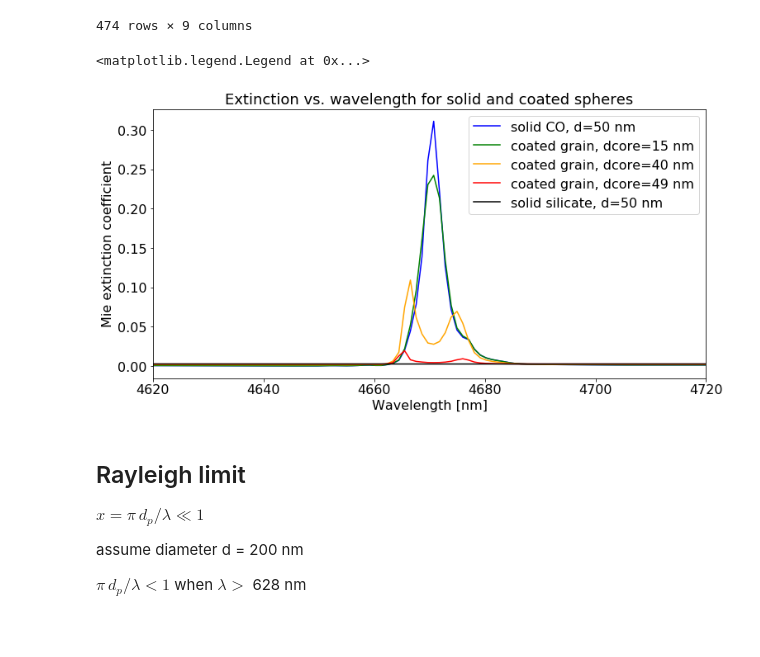
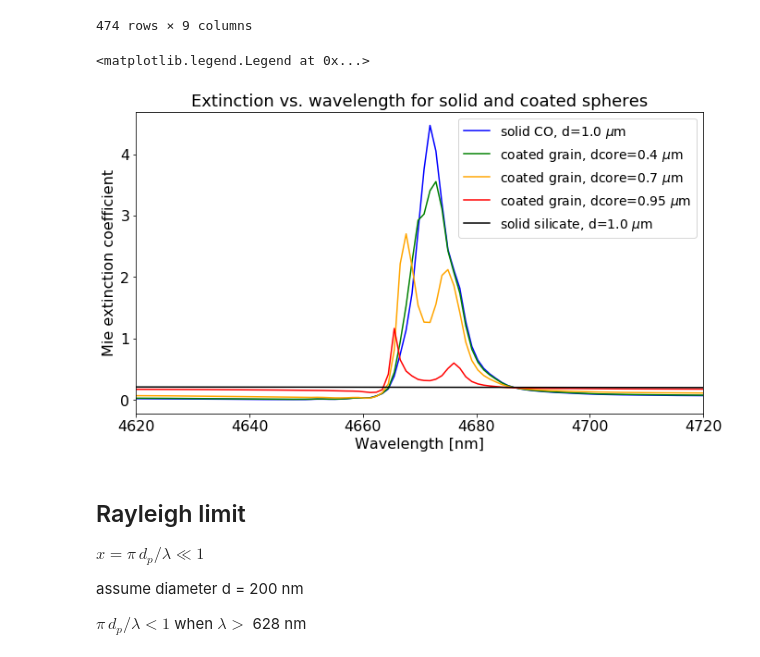
Before and after one commit to claraross1/ross_thesis, a Jupyter notebook: pymiescatt/pymiescatt testing.ipynb, the cells around one changed output. Drawn from its saved outputs; the diff is of its cells as text; code cells hidden in the pictures; blank space fills up the shorter version.

```diff
--- a/pymiescatt testing.ipynb
+++ b/pymiescatt/pymiescatt testing.ipynb
@@ -618,10 +622,10 @@ df_co_si
 # %%
 ### Solid CO sphere with diameter = 50 nm
 
-d = 50 #diameter [nm]
+d = 1000 #diameter [nm]
 ws = (co_lam*1000).to_numpy() # wavelengths from pontoppidan optical constants [nm]
 
-w_sphere,qext_sphere,qsca,qabs,g,qpr,qback,qratio = ps.MieQ_withWavelengthRange((co_real+1j*co_imag).to_numpy(),d,wavelengthRange=ws)
+w_co,qext_co,qsca,qabs,g,qpr,qback,qratio = ps.MieQ_withWavelengthRange((co_real+1j*co_imag).to_numpy(),d,wavelengthRange=ws)
 
 
 ### Solid silicate sphere with diameter = 50 nm
@@ -632,14 +636,14 @@ w_si,qext_si,qsca,qabs,g,qpr,qback,qratio = ps.MieQ_withWavelengthRange((si1_rea
 ### Coated particle with total diameter = 50 nm
 # CO constants from pontopiddan and silicate constants from ossenkopf
 
-# 10 nm ice mantle
-size1 = [40,50]
+# nm ice mantle
+size1 = [700,1000]
 
 # approximate the solid ice sphere (matches exactly!!)
-size2 = [15,50]
+size2 = [400,1000]
 
 # approximate solid silicate sphere (no CO absorption band)
-size3 = [49,50]
+size3 = [950,1000]
 
 # parameters for silicate core (Si 1)
 mcore_r = df_co_si["n_si1"]
@@ -657,41 +661,41 @@ qext_coat1 = []
 for i in index:
     Qext, Qsca, Qabs, G, Qpr, Qback, Qratio = ps.MieQCoreShell(mcore_r[i]+1j*mcore_i[i],mshell_r[i]+1j*mshell_i[i],w_coat[i],size1[0],size1[1])
     qext_coat1.append(Qext)
 
 qext_coat2 = []
 for i in index:
     Qext, Qsca, Qabs, G, Qpr, Qback, Qratio = ps.MieQCoreShell(mcore_r[i]+1j*mcore_i[i],mshell_r[i]+1j*mshell_i[i],w_coat[i],size2[0],size2[1])
     qext_coat2.append(Qext)
 
 qext_coat3 = []
 for i in index:
     Qext, Qsca, Qabs, G, Qpr, Qback, Qratio = ps.MieQCoreShell(mcore_r[i]+1j*mcore_i[i],mshell_r[i]+1j*mshell_i[i],w_coat[i],size3[0],size3[1])
     qext_coat3.append(Qext)
 
 # plot
-fig=plt.figure(1,figsize=(12,6))
+fig=plt.figure(1,figsize=(11,6))
 ax1=fig.add_subplot(111)
-ax1.plot(w_sphere,qext_sphere,'b',label='solid CO, d=50 nm')
-ax1.plot(w_coat,qext_coat2,'g',label='coated grain, dcore=15 nm')
-ax1.plot(w_coat,qext_coat1,'orange',label='coated grain, dcore=40 nm')
-ax1.plot(w_coat,qext_coat3,'r',label='coated grain, dcore=49 nm')
-ax1.plot(w_si,qext_si,'k',label='solid silicate, d=50 nm')
+ax1.plot(w_co,qext_co,'b',label='solid CO, d=1.0 $\mu$m')
+ax1.plot(w_coat,qext_coat2,'g',label='coated grain, dcore=0.4 $\mu$m')
+ax1.plot(w_coat,qext_coat1,'orange',label='coated grain, dcore=0.7 $\mu$m')
+ax1.plot(w_coat,qext_coat3,'r',label='coated grain, dcore=0.95 $\mu$m')
+ax1.plot(w_si,qext_si,'k',label='solid silicate, d=1.0 $\mu$m')
 
 ax1.set_xlim(4620,4720)
 
 ax1.set_xlabel("Wavelength [nm]",fontsize=16)
 ax1.set_ylabel("Mie extinction coefficient",fontsize=16)
 for tick in ax1.xaxis.get_major_ticks():
     tick.label1.set_fontsize(16)
 for tick in ax1.yaxis.get_major_ticks():
     tick.label1.set_fontsize(16)
 ax1.set_title("Extinction vs. wavelength for solid and coated spheres",fontsize=18)
-ax1.legend(fontsize=16)
+ax1.legend(fontsize=14)
 
 #plt.savefig("coatedspheres.png")
 # %% [output]
 <matplotlib.legend.Legend at 0x...>
-[figure, old version]
+[figure, new version]
 # %% [markdown]
 ## Rayleigh limit
 
```
Also changed, not shown: parts of 4 cells of this notebook, 15 other files.
